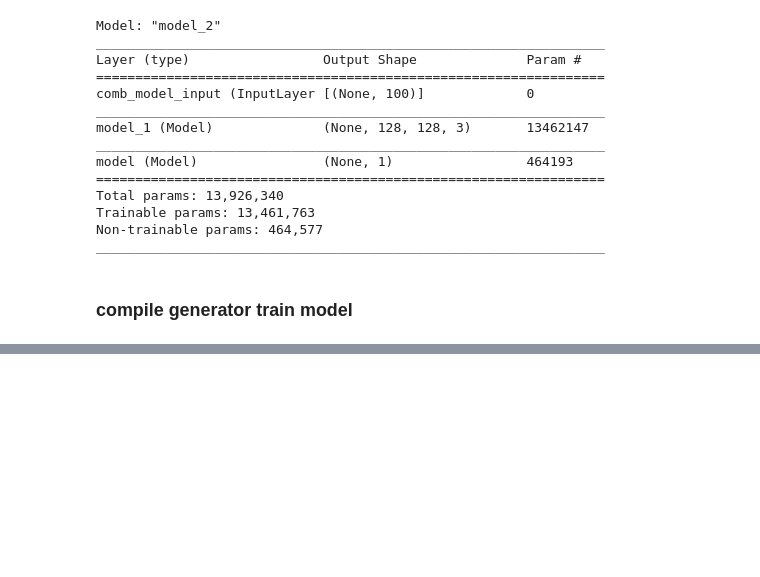
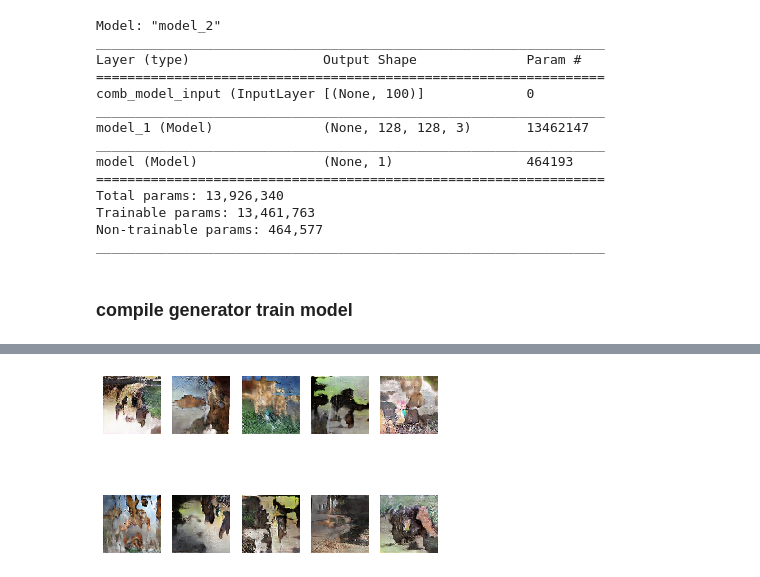
Before and after one commit to Masao-Taketani/various_GANs_analysis, a Jupyter notebook: dcgan.ipynb, the cells around one changed output, grey strips where cells are left out. Saved outputs shown, nothing was run; the diff lists cells and outputs as text; code cells hidden in the pictures; blank space fills up the shorter version.

```diff
--- a/dcgan.ipynb
+++ b/dcgan.ipynb
@@ -361,0 +354,16 @@ iteration:  15000
+# %%
+fig, axs = plt.subplots(rows, cols)
+
+ith_img = 0
+for row in range(rows):
+    for col in range(cols):
+        try:
+            axs[row, col].imshow(gen_imgs[ith_img,:,:,:])
+            axs[row, col].axis("off")
+            ith_img += 1
+        except IndexError:
+            axs[col].imshow(gen_imgs[ith_img,:,:,:])
+            axs[col].axis("off")
+            ith_img += 1
+# %% [output]
+[figure, added]
```
Also changed, not shown: parts of 10 cells of this notebook.
